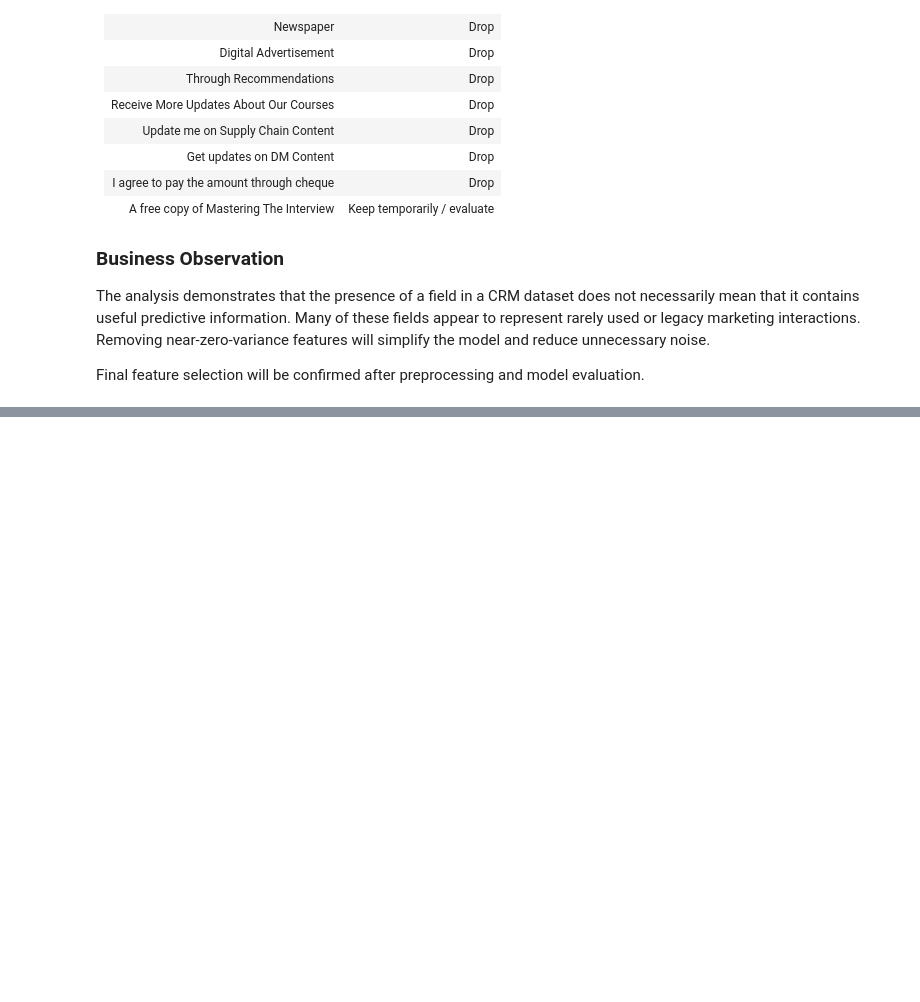
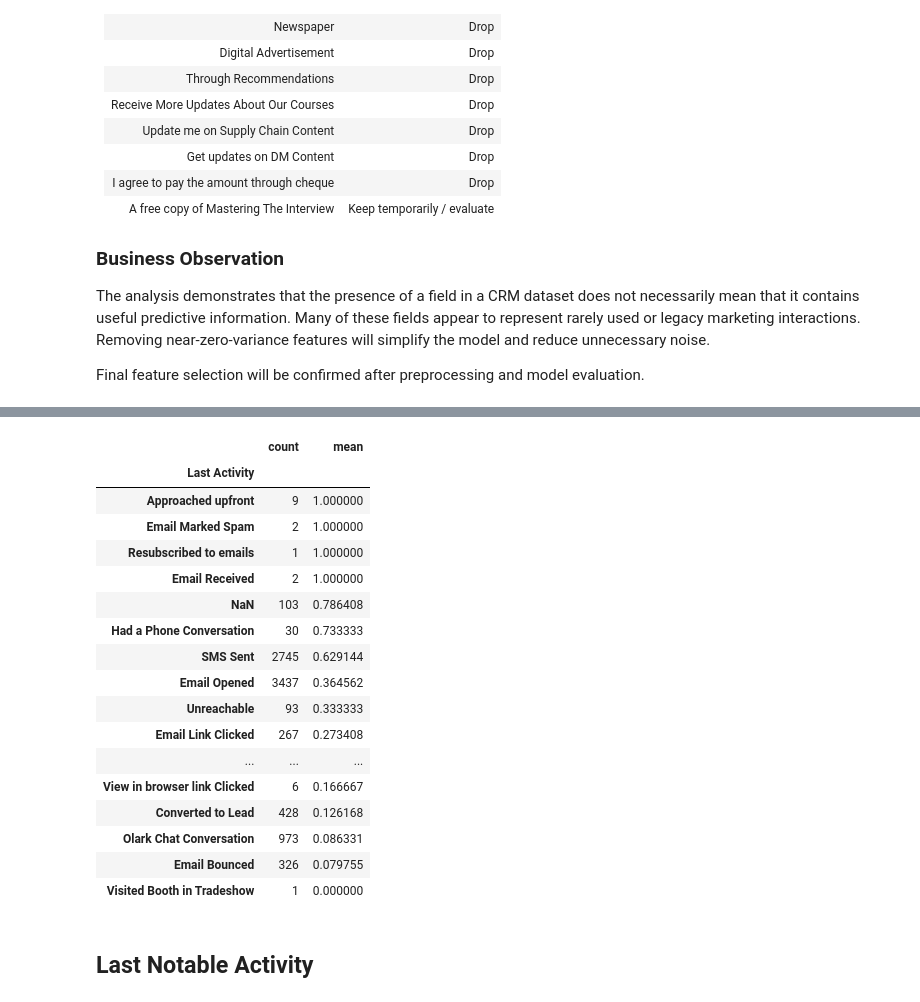
Before and after one commit to mohsinshafait/ai-lead-scoring, a Jupyter notebook: notebooks/01_data_understanding.ipynb, the cells around one changed output, grey strips where cells are left out. Saved outputs shown, nothing was run; the diff lists cells and outputs as text; code cells hidden in the pictures; blank space fills up the shorter version.

```diff
--- a/notebooks/01_data_understanding.ipynb
+++ b/notebooks/01_data_understanding.ipynb
@@ -758,0 +955,31 @@ Final feature selection will be confirmed after preprocessing and model evaluati
+# %%
+df.groupby(
+    "Last Activity",
+    dropna=False
+)["Converted"].agg(
+    ["count", "mean"]
+).sort_values(
+    "mean",
+    ascending=False
+)
+# %% [output]
+|  | count | mean |
+| Last Activity |  |  |
+| Approached upfront | 9 | 1.000000 |
+| Email Marked Spam | 2 | 1.000000 |
+| Resubscribed to emails | 1 | 1.000000 |
+| Email Received | 2 | 1.000000 |
+| NaN | 103 | 0.786408 |
+| Had a Phone Conversation | 30 | 0.733333 |
+| SMS Sent | 2745 | 0.629144 |
+| Email Opened | 3437 | 0.364562 |
+| Unreachable | 93 | 0.333333 |
+| Email Link Clicked | 267 | 0.273408 |
+| ... | ... | ... |
+| View in browser link Clicked | 6 | 0.166667 |
+| Converted to Lead | 428 | 0.126168 |
+| Olark Chat Conversation | 973 | 0.086331 |
+| Email Bounced | 326 | 0.079755 |
+| Visited Booth in Tradeshow | 1 | 0.000000 |
+# %% [markdown]
+## Last Notable Activity
```
Also changed, not shown: parts of 23 cells of this notebook.
